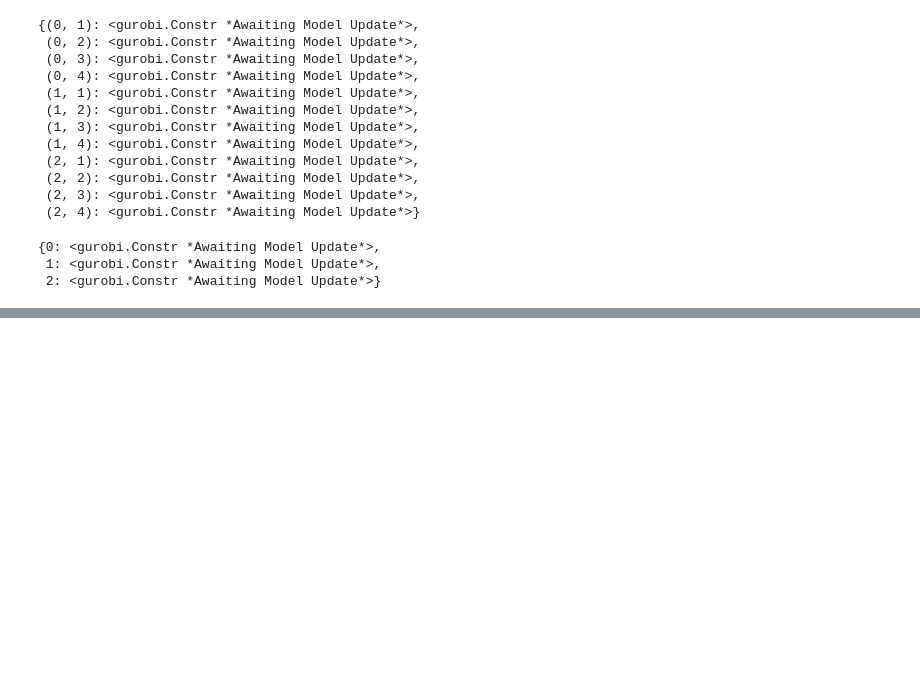
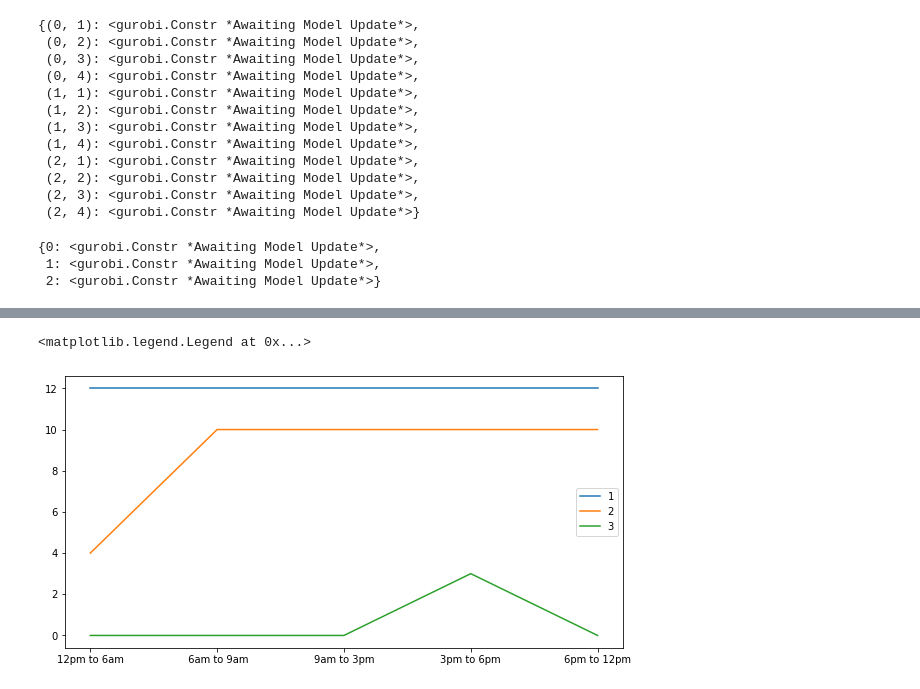
Before and after one commit to satish-kumar-pradhan/Power-Tarrif, a Jupyter notebook: Power Tarrifs.ipynb, the cells around one changed output, grey strips where cells are left out. Cells and saved outputs as stored; diff of their text form; code cells hidden in the pictures; blank space fills up the shorter version.

```diff
--- a/Power Tarrifs.ipynb
+++ b/Power Tarrifs.ipynb
@@ -198,0 +149,5 @@ S
+# %%
+Sol_X=np.zeros((5,3))
+for i in range(3):
+    for j in range(5):
+        Sol_X[j,i]=X[i,j].x
@@ -198,0 +164,2 @@ S
+# %%
+Unit_operational = pd.DataFrame(data=Sol_X, index=['12pm to 6am', ' 6am to 9am', '9am to 3pm', '3pm to 6pm', '6pm to 12pm'], columns=[1,2,3])
@@ -198,0 +179,7 @@ S
+# %%
+plt.figure(figsize=(10,5))
+plt.plot(Unit_operational)
+plt.legend(Unit_operational.columns)
+# %% [output]
+<matplotlib.legend.Legend at 0x...>
+[figure, added]
```
Also changed, not shown: parts of 23 cells of this notebook.
